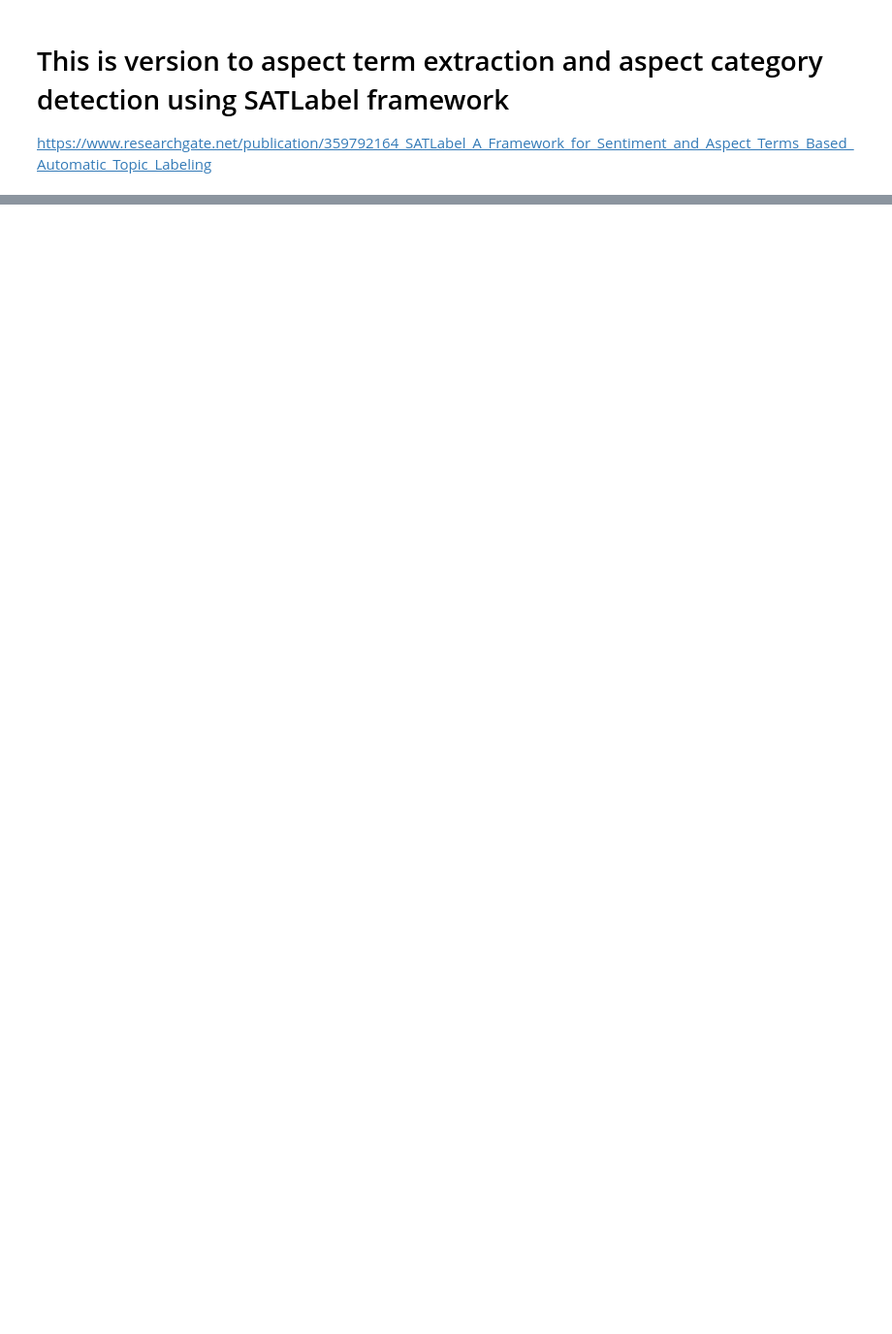
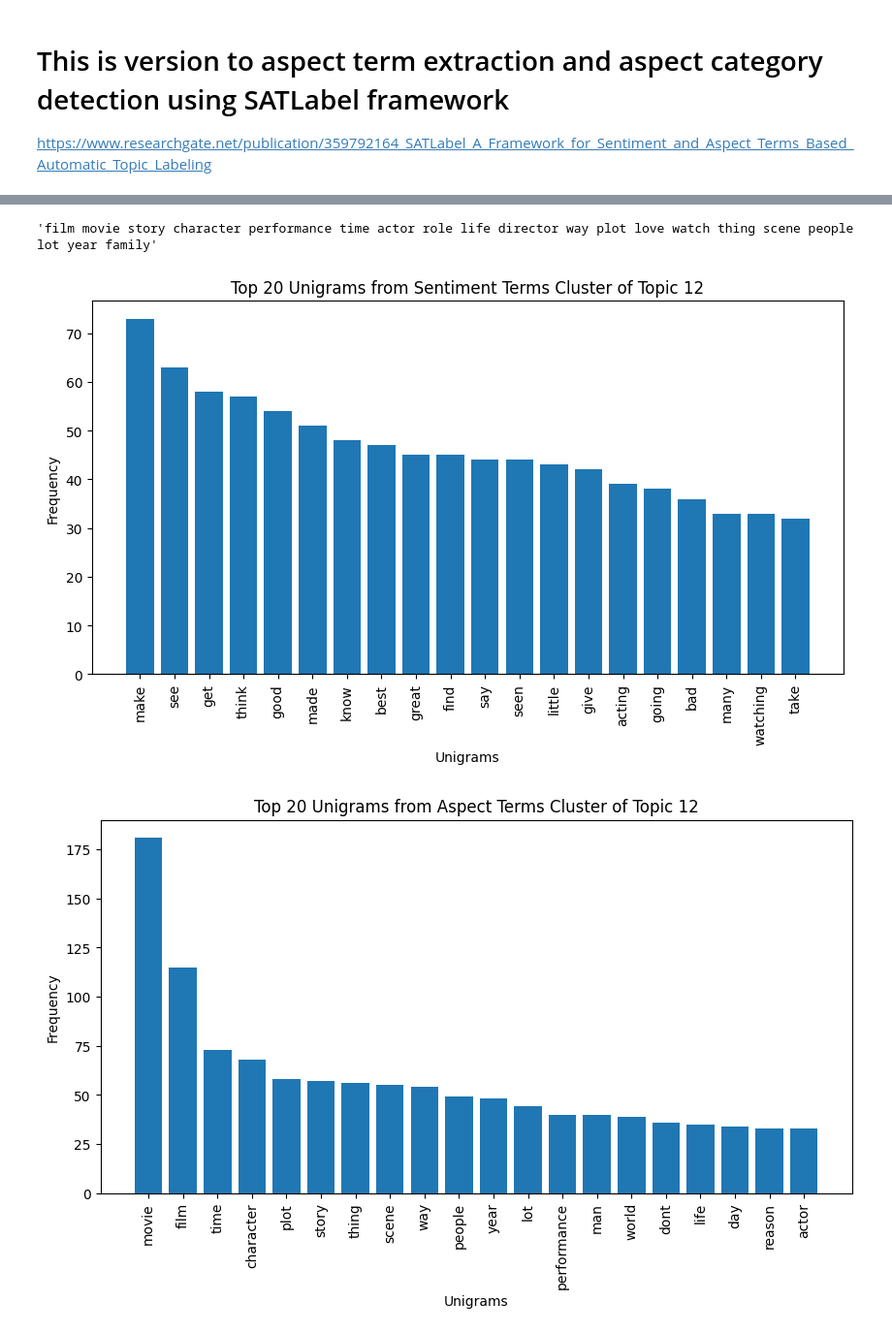
Before and after one commit to muftialroaz/movies-sentiment-analysis, a Jupyter notebook: ATE_ACD.ipynb, the cells around one changed output, grey strips where cells are left out. Shown at 97% size. Saved outputs shown, nothing was run; the diff lists cells and outputs as text; code cells hidden in the pictures; blank space fills up the shorter version.

```diff
--- a/ATE_ACD.ipynb
+++ b/ATE_ACD.ipynb
@@ -18,0 +110,9 @@ df.head()
+# %%
+# corpus = [" ".join(preprocess(text)) for text in reviews]
+
+dictionary = corpora.Dictionary(reviews)
+doc_term_matrix = [dictionary.doc2bow(doc) for doc in reviews]
+# %%
+# Lakukan LDA
+lda_model = models.LdaMulticore(doc_term_matrix, num_topics=20, id2word=dictionary, passes=15)
+topics = lda_model.print_topics(num_words=10)
@@ -18,0 +156,14 @@ df.head()
+# %%
+aspect_terms
+# %% [output]
+'film movie story character performance time actor role life director way plot love watch thing scene people lot year family'
+# %%
+# Buat klaster berdasarkan topik dominan dari seluruh sentiment cluster masing-masing teks
+# Untuk suatu topic, term yang menyusunnya apa saja
+sentiment_clusters_by_topic = [[] for _ in range(20)]
+aspect_clusters_by_topic = [[] for _ in range(20)]
+
+for terms, topic in sentiment_clusters:
+    sentiment_clusters_by_topic[topic].extend(terms)
+for terms, topic in aspect_clusters:
+    aspect_clusters_by_topic[topic].extend(terms)
@@ -18,0 +183,35 @@ df.head()
+# %%
+import matplotlib.pyplot as plt
+# Menampilkan grafik Top 20 unigrams dari klaster istilah sentimen untuk topik nomor 12
+topic_number = 12
+if topic_number < len(sentiment_clusters_by_topic) and topic_number < len(aspect_clusters_by_topic):
+    sentiment_counter = Counter(sentiment_clusters_by_topic[topic_number])
+    aspect_counter = Counter(aspect_clusters_by_topic[topic_number])
+
+    most_common_sentiment_unigrams = sentiment_counter.most_common(20)
+    most_common_aspect_unigrams = aspect_counter.most_common(20)
+
+    # Plot sentiment unigrams
+    words_sentiment, counts_sentiment = zip(*most_common_sentiment_unigrams)
+    plt.figure(figsize=(10, 5))
+    plt.bar(words_sentiment, counts_sentiment)
+    plt.xticks(rotation=90)
+    plt.title(f'Top 20 Unigrams from Sentiment Terms Cluster of Topic {topic_number}')
+    plt.xlabel('Unigrams')
+    plt.ylabel('Frequency')
+    plt.show()
+
+    # Plot aspect unigrams
+    words_aspect, counts_aspect = zip(*most_common_aspect_unigrams)
+    plt.figure(figsize=(10, 5))
+    plt.bar(words_aspect, counts_aspect)
+    plt.xticks(rotation=90)
+    plt.title(f'Top 20 Unigrams from Aspect Terms Cluster of Topic {topic_number}')
+    plt.xlabel('Unigrams')
+    plt.ylabel('Frequency')
+    plt.show()
+else:
+    print(f"Topic number {topic_number} is out of range.")
+# %% [output]
+[figure, added]
+[figure, added]
```
Also changed, not shown: parts of 22 cells of this notebook, 1 other file.
